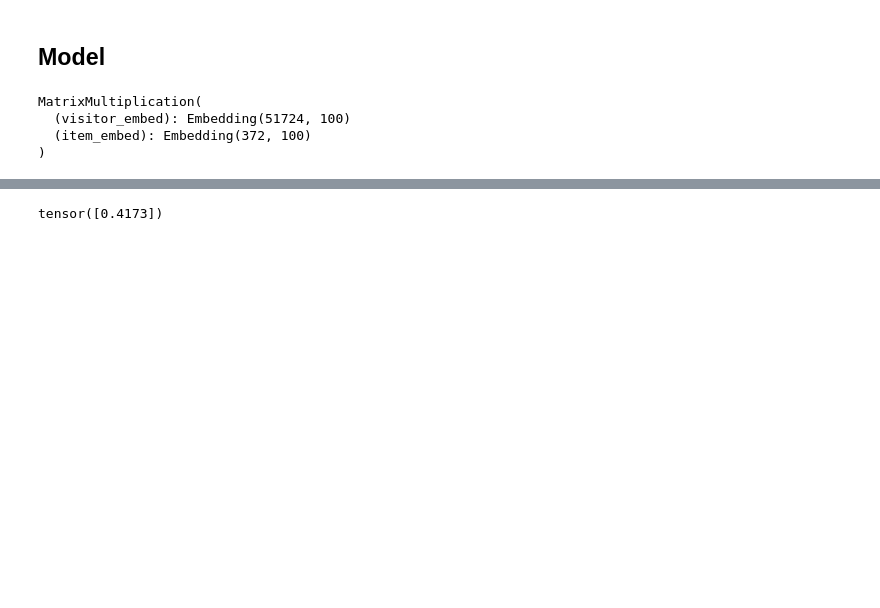
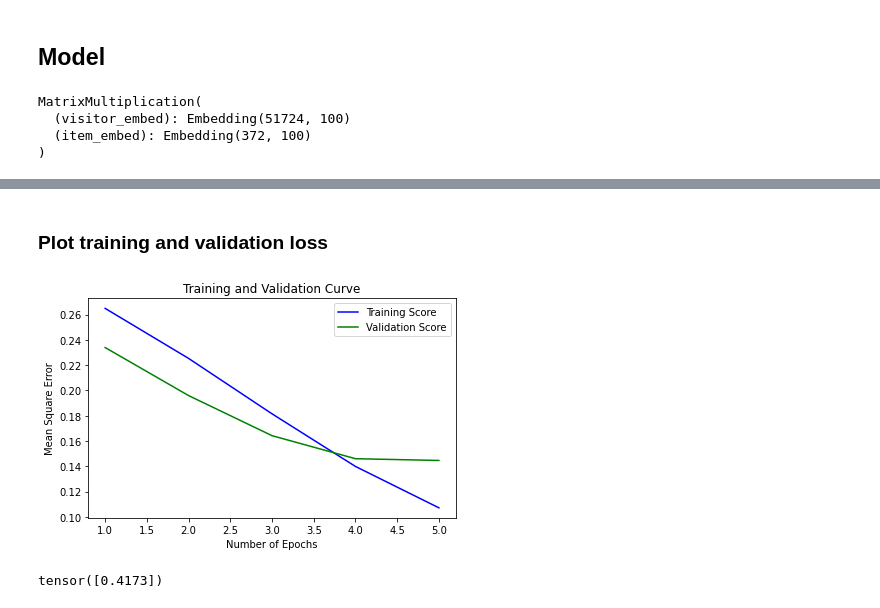
Before and after one commit to Navjotbians/recommendation-system, a Jupyter notebook: notebooks/pytorch.ipynb, the cells around one changed output, grey strips where cells are left out. Cells and saved outputs as stored; diff of their text form; code cells hidden in the pictures; blank space fills up the shorter version.

Commit message:
add training graph

```diff
--- a/notebooks/pytorch.ipynb
+++ b/notebooks/pytorch.ipynb
@@ -160,7 +161,10 @@ class MatrixMultiplication(nn.Module):      ## defining Matrix multiplication by
 def training (model, epochs = 2, lr = 0.001, wd = 0.0, unsqueeze = False):
   optimizer = torch.optim.Adam(model.parameters(), lr=lr, weight_decay=wd)
   model.train()
+  train_loss = []
+  val_loss = []
   for i in range(epochs):
+    print("----------Epoch {}----------".format(i+1))
     visitors = torch.LongTensor(df_train.visitorId.values)
     items = torch.LongTensor(df_train.itemId.values)
     session_duration = torch.FloatTensor(df_train.normalized_session_duration.values)
@@ -173,8 +177,11 @@ def training (model, epochs = 2, lr = 0.001, wd = 0.0, unsqueeze = False):
     optimizer.zero_grad()
     loss.backward()
     optimizer.step()
-    print(loss.item())
-  testing(model, unsqueeze)
+    train_loss.append(loss.item())
+    val_loss.append(testing(model, unsqueeze))
+    print("Train loss : {}".format(loss.item()))
+    print("Val loss : {}\n".format(testing(model, unsqueeze)))
+  return train_loss, val_loss
 # %%
 def testing(model, unsqueeze = False):
   model.eval()
@@ -195,5 +203,5 @@ MatrixMultiplication(
   (item_embed): Embedding(372, 100)
 )
 # %%
-training(model, epochs=5, lr=0.01)
+train_loss, val_loss = training(model, epochs=5, lr=0.01)
 # %% [output]
@@ -206,3 +227,20 @@ Test loss ; 0.14455856382846832
+# %% [markdown]
+### Plot training and validation loss
+# %%
+parameter_range = np.arange(1, 6, 1)
+plt.plot(parameter_range, train_loss,
+     label = "Training Score", color = 'b')
+plt.plot(parameter_range, val_loss ,
+   label = "Validation Score", color = 'g')
+# Creating the plot
+plt.title("Training and Validation Curve")
+plt.xlabel("Number of Epochs")
+plt.ylabel("Mean Square Error")
+plt.tight_layout()
+plt.legend(loc = 'best')
+plt.show()
+# %% [output]
+[figure, added]
 # %%
 m = 959
 n = 5
```
Also changed, not shown: parts of 3 cells of this notebook, 1 other file.
